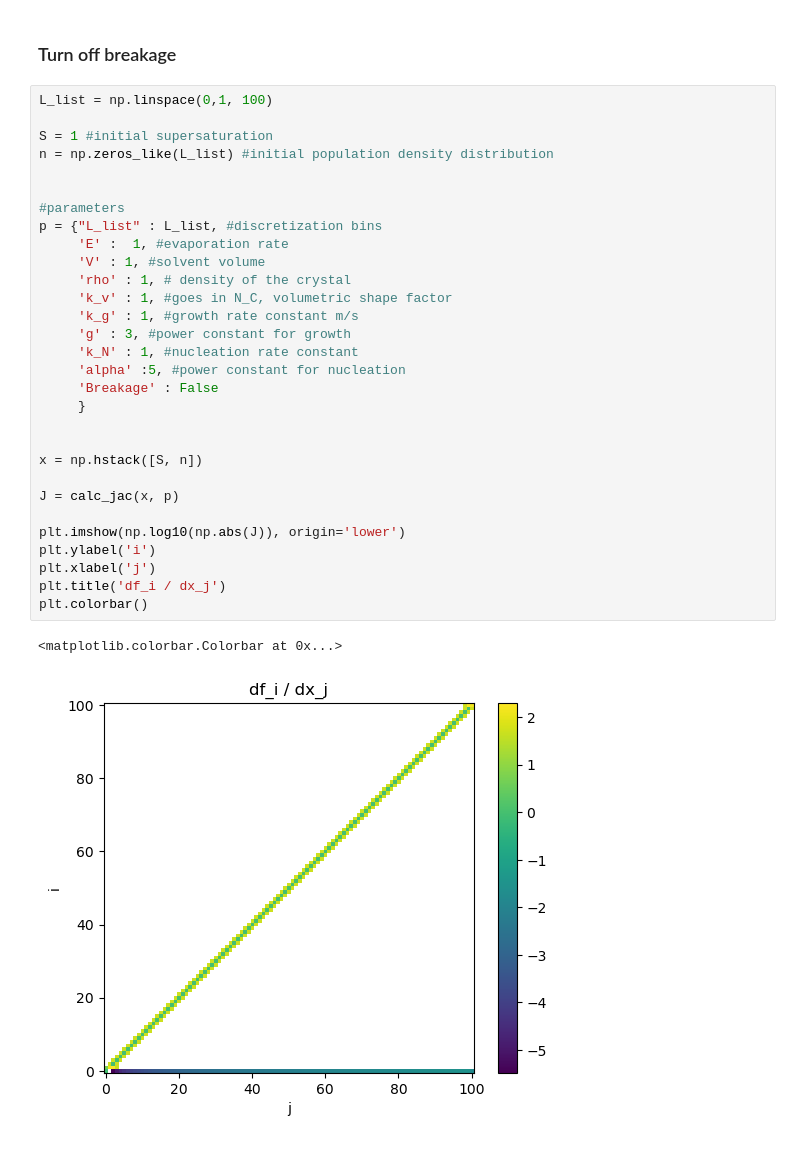
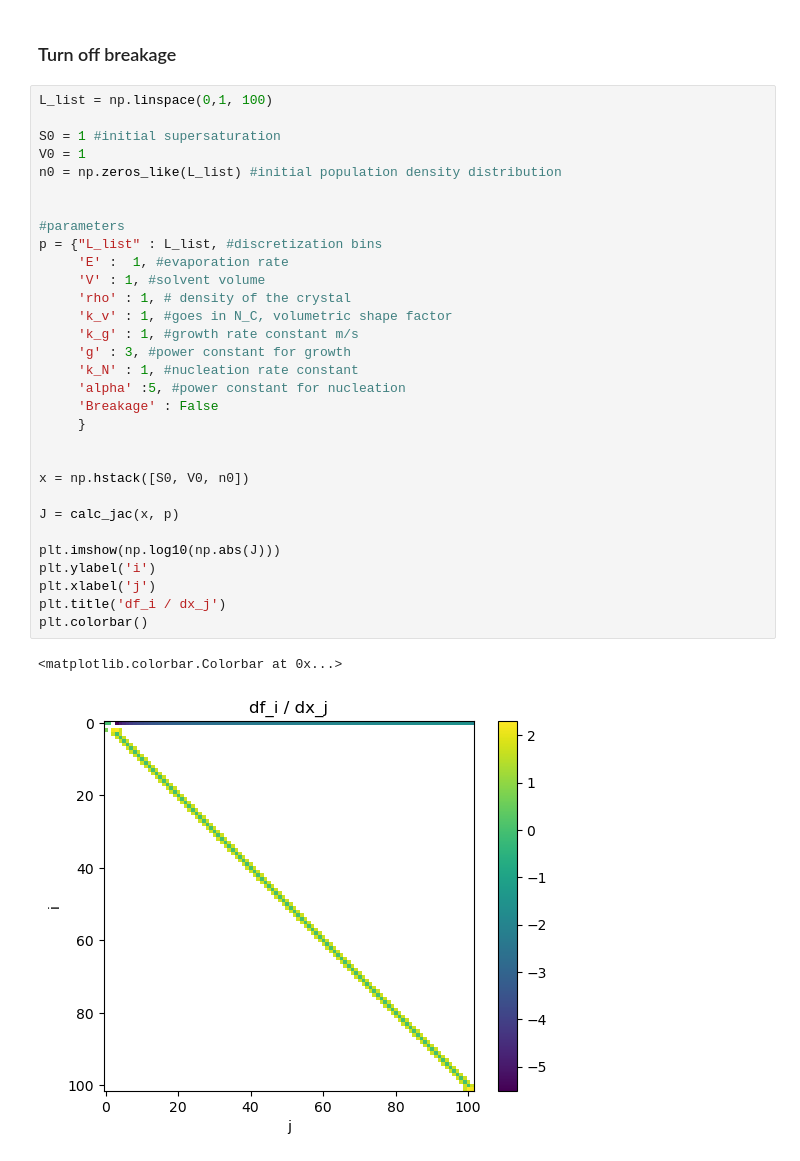
Before and after one commit to lucasattia/crystalPBM, a Jupyter notebook: functions/testjacobian.ipynb, the cells around one changed output. Saved outputs shown, nothing was run; the diff lists cells and outputs as text.

```diff
--- a/functions/testjacobian.ipynb
+++ b/functions/testjacobian.ipynb
@@ -53,33 +95,34 @@ for eps in [1e-1, 1e-4, 1e-8, 1e-10, 1e-14]:
 # %%
 L_list = np.linspace(0,1, 100)
 
-S = 1 #initial supersaturation
-n = np.zeros_like(L_list) #initial population density distribution
+S0 = 1 #initial supersaturation
+V0 = 1
+n0 = np.zeros_like(L_list) #initial population density distribution
 
 
 #parameters
 p = {"L_list" : L_list, #discretization bins
      'E' :  1, #evaporation rate
      'V' : 1, #solvent volume
      'rho' : 1, # density of the crystal
      'k_v' : 1, #goes in N_C, volumetric shape factor
      'k_g' : 1, #growth rate constant m/s
      'g' : 3, #power constant for growth
      'k_N' : 1, #nucleation rate constant
      'alpha' :5, #power constant for nucleation
      'Breakage' : False
      }
 
 
-x = np.hstack([S, n])
+x = np.hstack([S0, V0, n0])
 
 J = calc_jac(x, p)
 
-plt.imshow(np.log10(np.abs(J)), origin='lower')
+plt.imshow(np.log10(np.abs(J)))
 plt.ylabel('i')
 plt.xlabel('j')
 plt.title('df_i / dx_j')
 plt.colorbar()
 # %% [output]
 <matplotlib.colorbar.Colorbar at 0x...>
-[figure, old version]
+[figure, new version]
```
Also changed, not shown: parts of 4 cells of this notebook, 8 other files.
